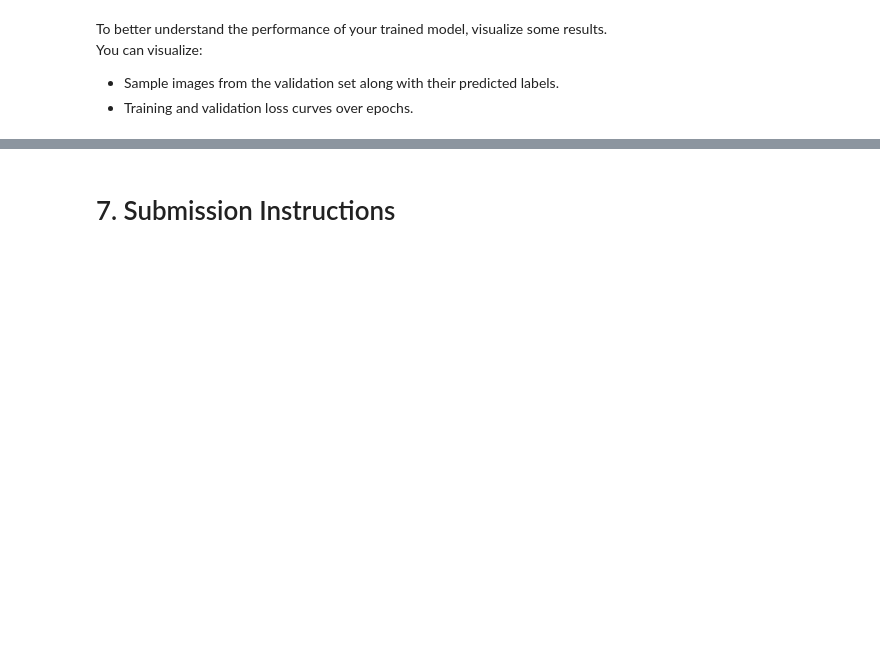
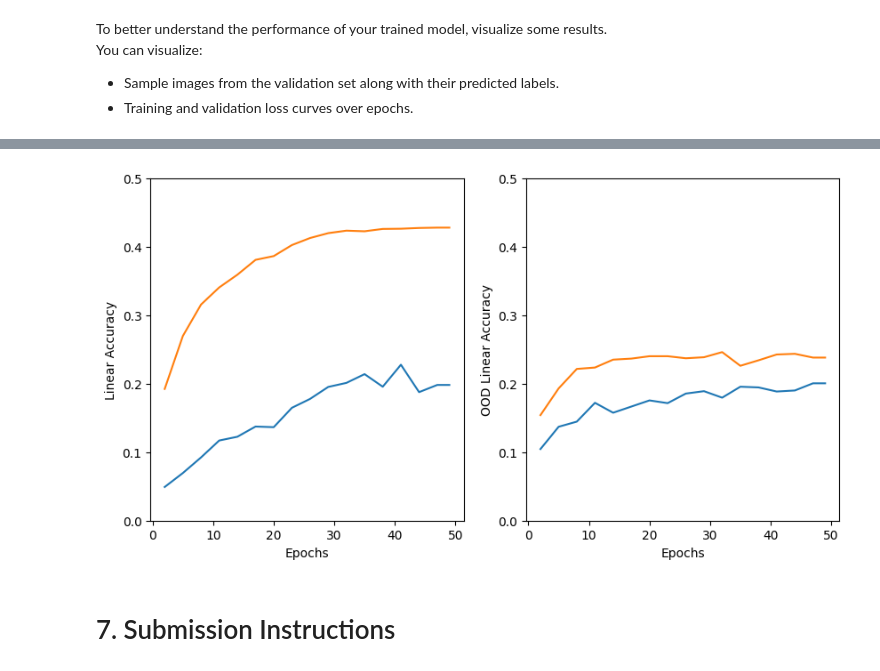
Before and after one commit to brygotti/cs461_assignment1, a Jupyter notebook: CS461_Assignment1.ipynb, the cells around one changed output, grey strips where cells are left out. Drawn from its saved outputs; the diff is of its cells as text; code cells hidden in the pictures; blank space fills up the shorter version.

```diff
--- a/CS461_Assignment1.ipynb
+++ b/CS461_Assignment1.ipynb
@@ -380,3 +362,25 @@ plt.show()
+# %%
+fig, axes = plt.subplots(1, 2, figsize=(10, 5))
+
+history_baseline_model["linear_accuracy"].plot.line(ax=axes[0],
+               xlabel="Epochs",
+               ylabel="Linear Accuracy")
+history_best_model["linear_accuracy"].plot.line(ax=axes[0],
+               xlabel="Epochs",
+               ylabel="Linear Accuracy")
+axes[0].set_ylim(0, 0.5)
+
+history_baseline_model["oods_linear_accuracy"].plot.line(ax=axes[1],
+               xlabel="Epochs",
+               ylabel="OOD Linear Accuracy")
+history_best_model["oods_linear_accuracy"].plot.line(ax=axes[1],
+               xlabel="Epochs",
+               ylabel="OOD Linear Accuracy")
+axes[1].set_ylim(0, 0.5)
+
+plt.show()
+# %% [output]
+[figure, added]
 # %% [markdown]
 # 7. Submission Instructions
 # %% [markdown]
```
Also changed, not shown: parts of 3 cells of this notebook.
